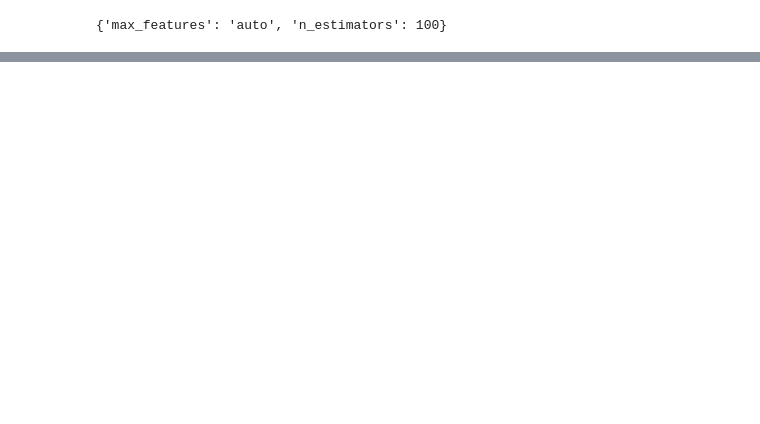
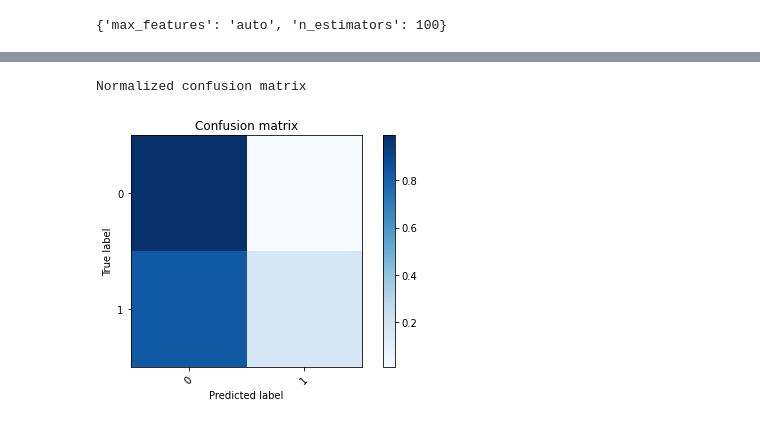
Before and after one commit to monali0802/CE888, a Jupyter notebook: Lab_3/bank_classification.ipynb, the cells around one changed output, grey strips where cells are left out. Drawn from its saved outputs; the diff is of its cells as text; code cells hidden in the pictures; blank space fills up the shorter version.

```diff
--- a/Lab_3/bank_classification.ipynb
+++ b/Lab_3/bank_classification.ipynb
@@ -226,0 +227,6 @@ Index(['age', 'campaign', 'pdays', 'previous', 'emp.var.rate',
+# %%
+y_predict = CV_rfc.best_estimator_.predict(X_test)
+# y_pred = clf.predict(X_test)
+# print(y_pred)
+print(y_predict)
+print(y_test)
@@ -226,0 +242,41 @@ Index(['age', 'campaign', 'pdays', 'previous', 'emp.var.rate',
+# %%
+def plot_confusion_matrix(conf_mat, classes,
+                          normalize=False,
+                          title='Confusion matrix',
+                          cmap=plt.cm.Blues):
+    """
+    This function prints and plots the confusion matrix.
+    Normalization can be applied by setting `normalize=True`.
+    conf_mat: confusion matrix
+    classes: names of classes to be annotated
+    normalize: [True/False] whether to normalise by column
+    """
+    if normalize:
+        conf_mat = conf_mat.astype('float') / conf_mat.sum(axis=1)[:, np.newaxis]
+        print("Normalized confusion matrix")
+    else:
+        print('Confusion matrix, without normalization')
+    plt.imshow(conf_mat, interpolation='nearest', cmap=cmap)
+    plt.title(title)
+    plt.colorbar()
+    tick_marks = np.arange(len(classes))
+    plt.xticks(tick_marks, classes, rotation=45)
+    plt.yticks(tick_marks, classes)
+    for i, j in itertools.product(range(conf_mat.shape[0]), range(conf_mat.shape[1])):
+        t = "(%.2f)" % (conf_mat[i, j])
+    plt.tight_layout()
+    plt.ylabel('True label')
+    plt.xlabel('Predicted label')
+# %%
+
+cnf_matrix = confusion_matrix(y_test, y_predict)
+np.set_printoptions(precision=2)
+
+# Plot non-normalized confusion matrix
+plt.figure()
+# y_test = y_test[:,0]
+plot_confusion_matrix(cnf_matrix, classes=range(len(set(y_test))), normalize=True,
+                      title='Confusion matrix')
+# %% [output]
+Normalized confusion matrix
+[figure, added]
```
Also changed, not shown: parts of 5 cells of this notebook.
